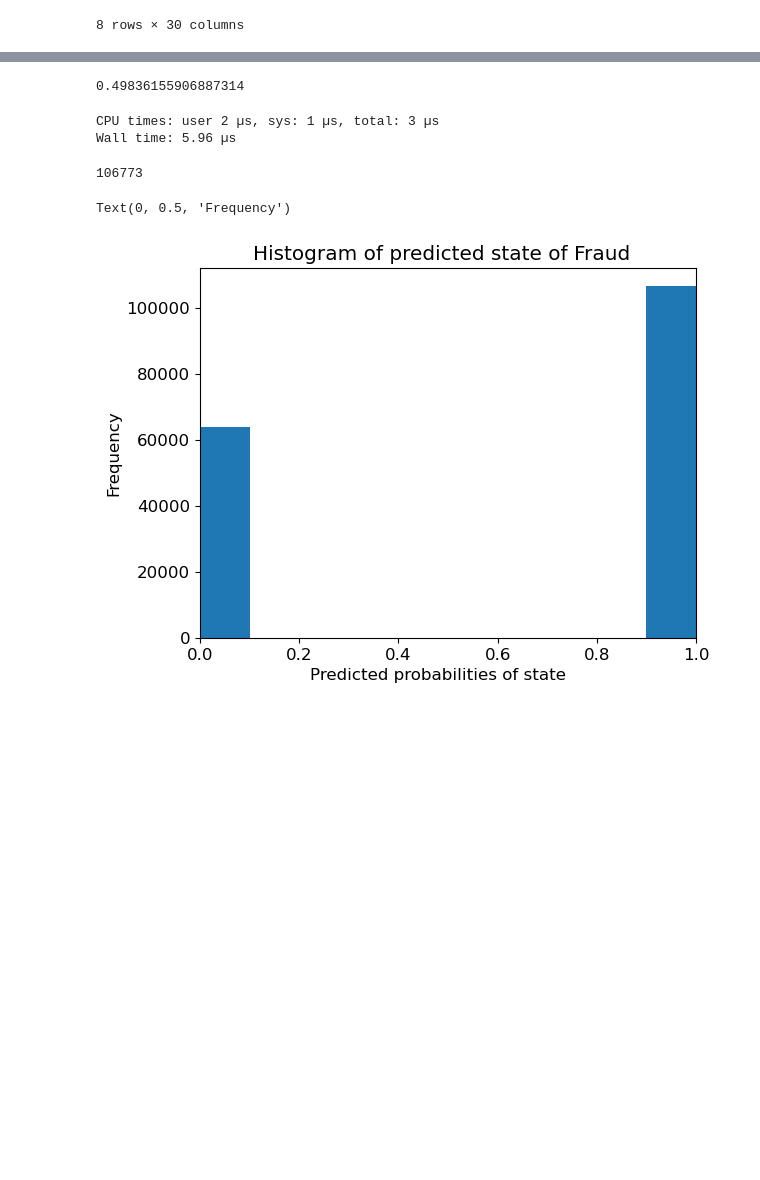
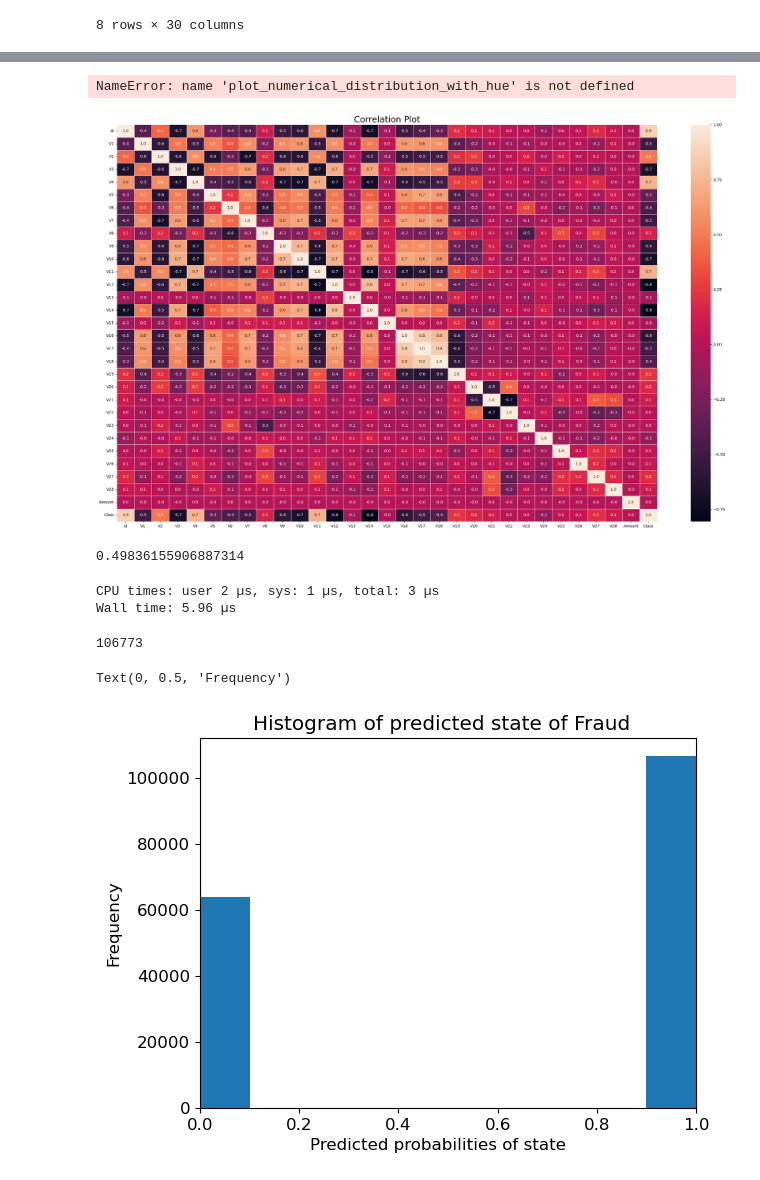
Before and after one commit to vaibhavlaghane/fraud_detection_model, a Jupyter notebook: Capstone_final.ipynb, the cells around one changed output, grey strips where cells are left out. Cells and saved outputs as stored; diff of their text form; code cells hidden in the pictures; blank space fills up the shorter version.

```diff
--- a/Capstone_final.ipynb
+++ b/Capstone_final.ipynb
@@ -103,3 +145,25 @@ X_train.describe()
+# %%
+# Cols to Plot
+NUM_COLS_F = ['V1','V2','V3','V4','V5','V22','V23','V24','V25','V26','V27','V28']
+# Numerical Distribution of Age Vs Fare
+plot_numerical_distribution_with_hue(tr_d,NUM_COLS_F,'Class')
+# %% [output]
+NameError: name 'plot_numerical_distribution_with_hue' is not defined
+# %%
+# Select only numeric columns
+N_d = datasource.select_dtypes(include='number')
+
+# Compute the correlation matrix
+correlation_matrix = N_d.corr()
+
+# Create a heatmap to visualize the correlation matrix
+plt.figure(figsize=(25, 15))
+sns.heatmap(correlation_matrix, annot=True , fmt=".1f", linewidths=0.5)
+plt.title('Correlation Plot', fontsize=22)
+plt.tight_layout()
+plt.show()
+# %% [output]
+[figure, added]
 # %%
 
 from sklearn.dummy import DummyClassifier
```
Also changed, not shown: parts of 2 cells of this notebook.
